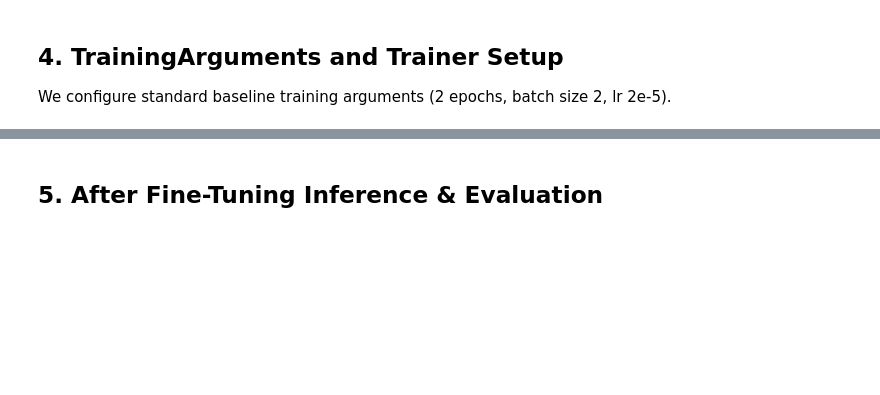
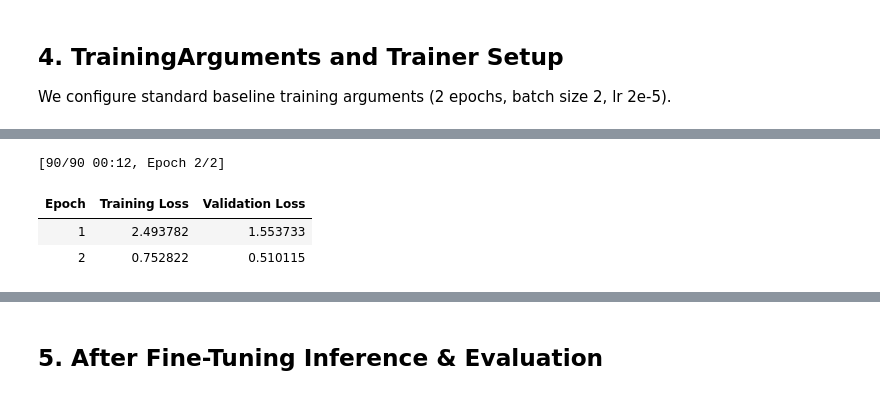
Before and after one commit to Mahir123456789123/StudyBuddy, a Jupyter notebook: notebooks/01_finetune_pipeline_distilgpt2.ipynb, the cells around one changed output, grey strips where cells are left out. Drawn from its saved outputs; the diff is of its cells as text; code cells hidden in the pictures; blank space fills up the shorter version.

```diff
--- a/notebooks/01_finetune_pipeline_distilgpt2.ipynb
+++ b/notebooks/01_finetune_pipeline_distilgpt2.ipynb
@@ -97,7 +108,7 @@ training_args = TrainingArguments(
     learning_rate=2e-5,
     weight_decay=0.01,
     logging_steps=10,
-    evaluation_strategy='epoch',
+    eval_strategy='epoch',
     save_strategy='epoch',
     save_total_limit=1,
     fp16=(device == 'cuda'),
@@ -114,3 +125,4 @@ trainer = Trainer(
 
 train_res = trainer.train()
 print('Training Loss:', train_res.training_loss)
+# %% [output]
@@ -116,0 +130,4 @@ print('Training Loss:', train_res.training_loss)
+[90/90 00:12, Epoch 2/2]
+| Epoch | Training Loss | Validation Loss |
+| 1 | 2.493782 | 1.553733 |
+| 2 | 0.752822 | 0.510115 |
```
Also changed, not shown: parts of 6 cells of this notebook, 14 other files.
